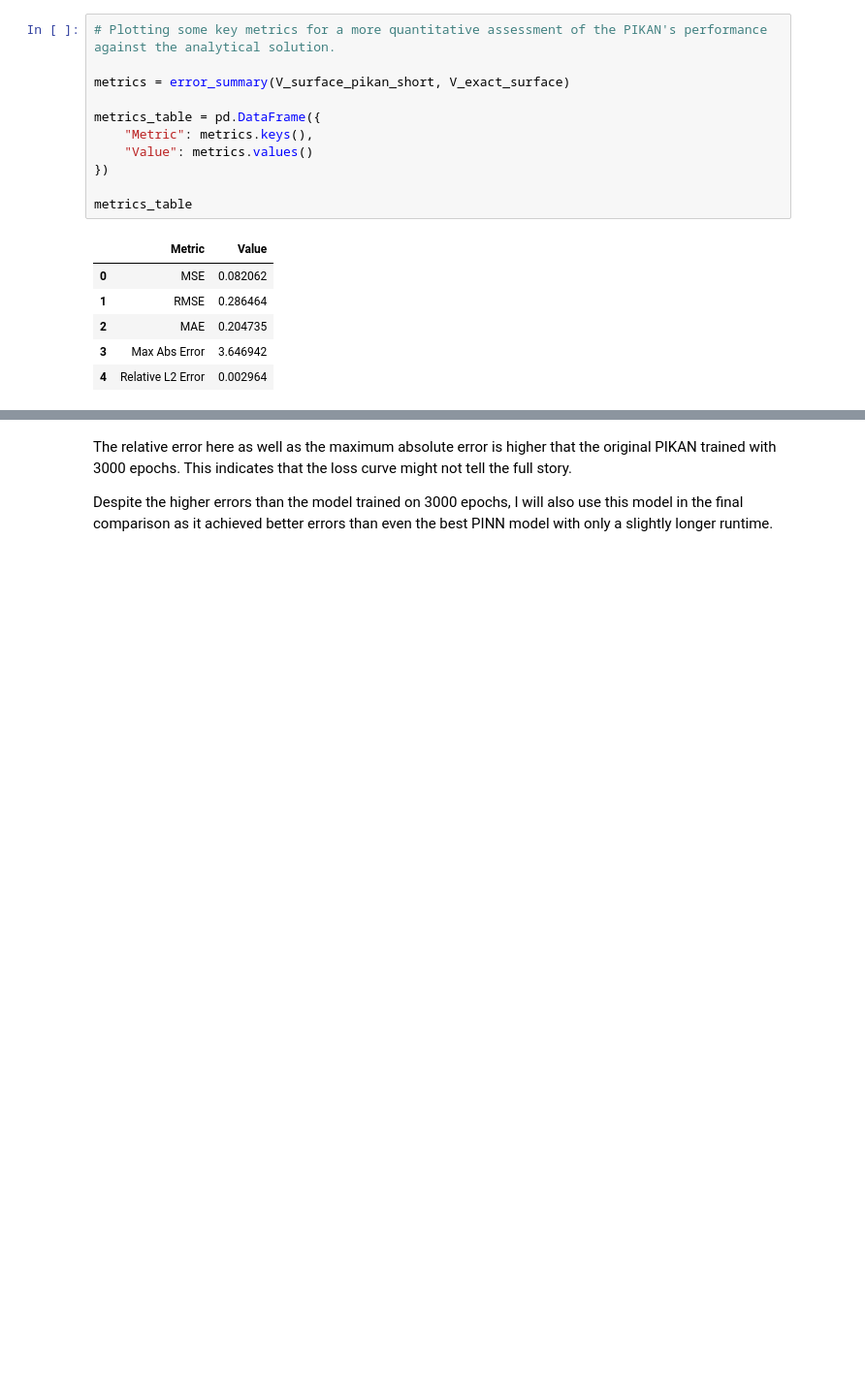
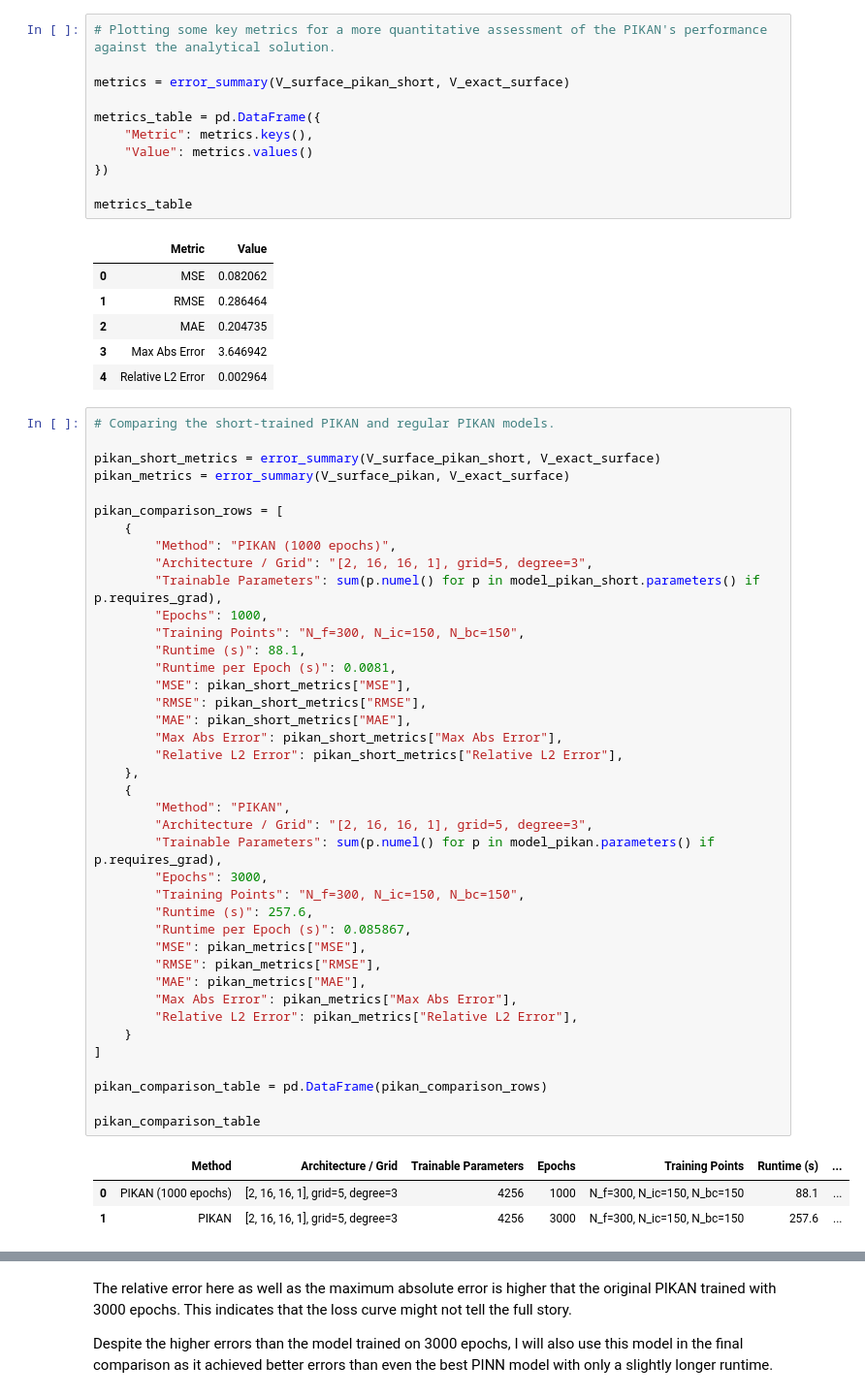
Before and after one commit to dylan-sinnott/black-scholes-pinn-pikan-benchmark, a Jupyter notebook: notebooks/04_pikan.ipynb, the cells around one changed output, grey strips where cells are left out. Shown at 97% size. Drawn from its saved outputs; the diff is of its cells as text; blank space fills up the shorter version.

Commit message:
saving table

```diff
--- a/notebooks/04_pikan.ipynb
+++ b/notebooks/04_pikan.ipynb
@@ -416,3 +417,47 @@ metrics_table
 | 2 | MAE | 0.204735 |
 | 3 | Max Abs Error | 3.646942 |
 | 4 | Relative L2 Error | 0.002964 |
+# %%
+# Comparing the short-trained PIKAN and regular PIKAN models.
+
+pikan_short_metrics = error_summary(V_surface_pikan_short, V_exact_surface)
+pikan_metrics = error_summary(V_surface_pikan, V_exact_surface)
+
+pikan_comparison_rows = [
+    {
+        "Method": "PIKAN (1000 epochs)",
+        "Architecture / Grid": "[2, 16, 16, 1], grid=5, degree=3",
+        "Trainable Parameters": sum(p.numel() for p in model_pikan_short.parameters() if p.requires_grad),
+        "Epochs": 1000,
+        "Training Points": "N_f=300, N_ic=150, N_bc=150",
+        "Runtime (s)": 88.1,
+        "Runtime per Epoch (s)": 0.0081,
+        "MSE": pikan_short_metrics["MSE"],
+        "RMSE": pikan_short_metrics["RMSE"],
+        "MAE": pikan_short_metrics["MAE"],
+        "Max Abs Error": pikan_short_metrics["Max Abs Error"],
+        "Relative L2 Error": pikan_short_metrics["Relative L2 Error"],
+    },
+    {
+        "Method": "PIKAN",
+        "Architecture / Grid": "[2, 16, 16, 1], grid=5, degree=3",
+        "Trainable Parameters": sum(p.numel() for p in model_pikan.parameters() if p.requires_grad),
+        "Epochs": 3000,
+        "Training Points": "N_f=300, N_ic=150, N_bc=150",
+        "Runtime (s)": 257.6,
+        "Runtime per Epoch (s)": 0.085867,
+        "MSE": pikan_metrics["MSE"],
+        "RMSE": pikan_metrics["RMSE"],
+        "MAE": pikan_metrics["MAE"],
+        "Max Abs Error": pikan_metrics["Max Abs Error"],
+        "Relative L2 Error": pikan_metrics["Relative L2 Error"],
+    }
+]
+
+pikan_comparison_table = pd.DataFrame(pikan_comparison_rows)
+
+pikan_comparison_table
+# %% [output]
+|  | Method | Architecture / Grid | Trainable Parameters | Epochs | Training Points | Runtime (s) | ... |
+| 0 | PIKAN (1000 epochs) | [2, 16, 16, 1], grid=5, degree=3 | 4256 | 1000 | N_f=300, N_ic=150, N_bc=150 | 88.1 | ... |
+| 1 | PIKAN | [2, 16, 16, 1], grid=5, degree=3 | 4256 | 3000 | N_f=300, N_ic=150, N_bc=150 | 257.6 | ... |
```
Also changed, not shown: parts of 3 cells of this notebook, 1 other file.
